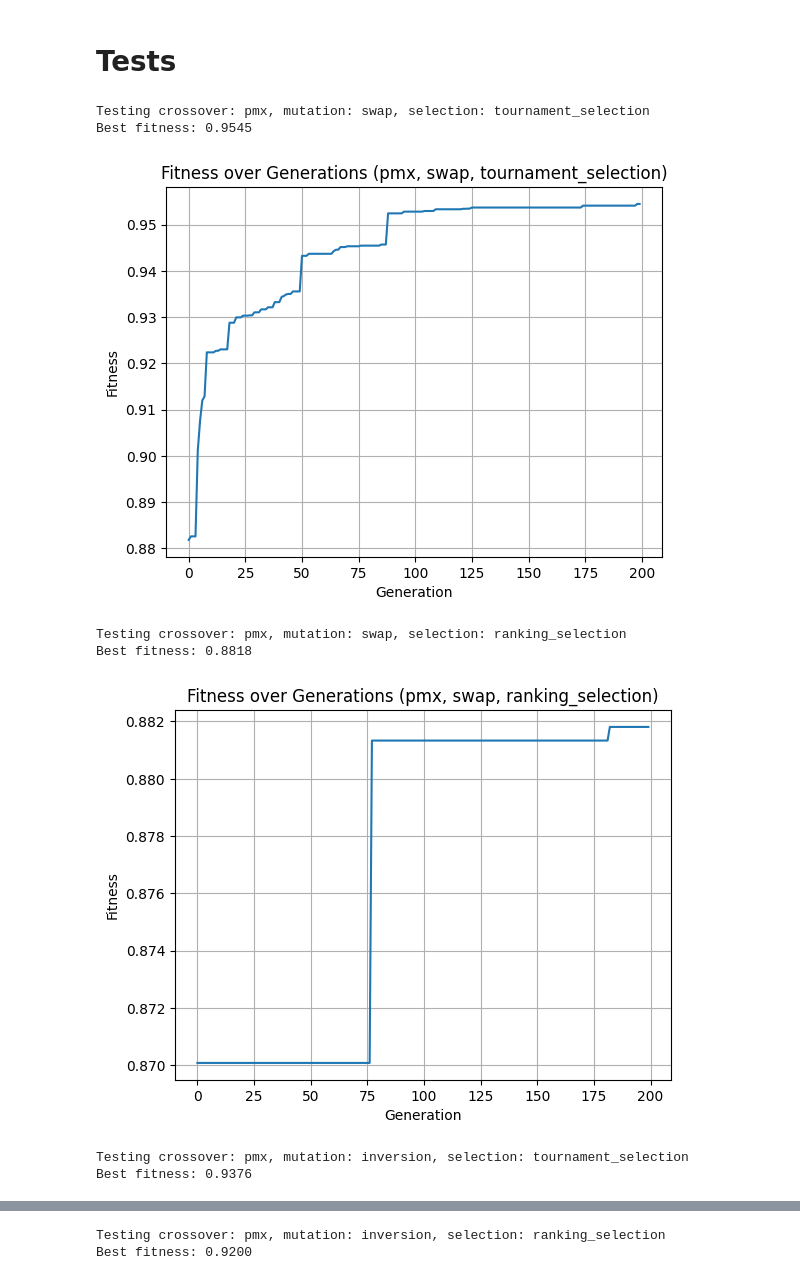
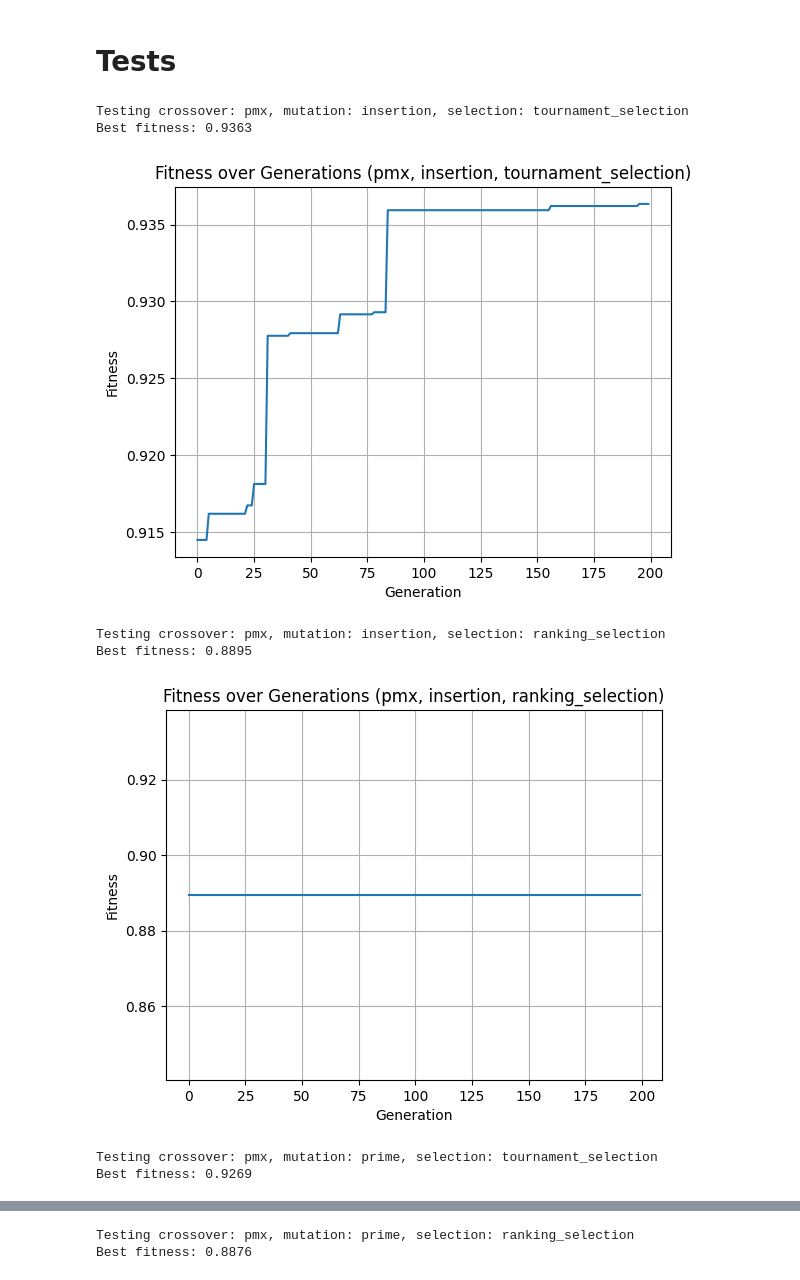
Before and after one commit to itsluaana/CIFO-Project, a Jupyter notebook: src/PROJECT.ipynb, the cells around one changed output, grey strips where cells are left out. Drawn from its saved outputs; the diff is of its cells as text; code cells hidden in the pictures.

Commit message:
Fix issues with mutation and Solution

```diff
--- a/src/PROJECT.ipynb
+++ b/src/PROJECT.ipynb
@@ -144,7 +145,7 @@ fitness_history = []
 # %%
 # Define the methods for testing
 crossover_methods = ['pmx', 'ox']
-mutation_methods = ['swap', 'inversion', 'insertion']
+mutation_methods = ['insertion', 'prime','shuffle']
 selection_methods = [tournament_selection, ranking_selection]
 
 # Set crossover and mutation probabilities
@@ -191,38 +192,38 @@ for xo, mut, sel in product(crossover_methods, mutation_methods, selection_metho
     print(f"Best fitness: {current_fitness:.4f}")
 
     # If the current fitness is better than the best fitness so far, update the best results
     if current_fitness > best_fitness:
         best_fitness = current_fitness
         best_combination = (xo, mut, sel)
         best_solution = current_best_solution
 
     # Plot fitness over time to check convergence behavior
     plt.plot(fitness_over_time)
     plt.title(f"Fitness over Generations ({xo}, {mut}, {sel.__name__})")
     plt.xlabel("Generation")
     plt.ylabel("Fitness")
     plt.grid(True)
     plt.show()
 
 # After the loop, print the best combination and the best solution
 print("\nBest combination of parameters:")
 print(f"Crossover: {best_combination[0]}")
 print(f"Mutation: {best_combination[1]}")
 print(f"Selection: {best_combination[2].__name__}")
 
 # Print the best solution
 print("\nBest solution:")
 # Print the fitness of the best solution
 print(f"\nFitness: {best_solution.fitness():.4f}")
 
 # Print the solution (the order of artists)
 print(best_solution)
 # %% [output]
-Testing crossover: pmx, mutation: swap, selection: tournament_selection
-Best fitness: 0.9545
+Testing crossover: pmx, mutation: insertion, selection: tournament_selection
+Best fitness: 0.9363
-[figure, old version]
+[figure, new version]
-Testing crossover: pmx, mutation: swap, selection: ranking_selection
-Best fitness: 0.8818
+Testing crossover: pmx, mutation: insertion, selection: ranking_selection
+Best fitness: 0.8895
-[figure, old version]
+[figure, new version]
-Testing crossover: pmx, mutation: inversion, selection: tournament_selection
-Best fitness: 0.9376
+Testing crossover: pmx, mutation: prime, selection: tournament_selection
+Best fitness: 0.9269
@@ -230,2 +231,2 @@ Best fitness: 0.9376
-Testing crossover: pmx, mutation: inversion, selection: ranking_selection
-Best fitness: 0.9200
+Testing crossover: pmx, mutation: prime, selection: ranking_selection
+Best fitness: 0.8876
```
Also changed, not shown: parts of 6 cells of this notebook, 3 other files.
